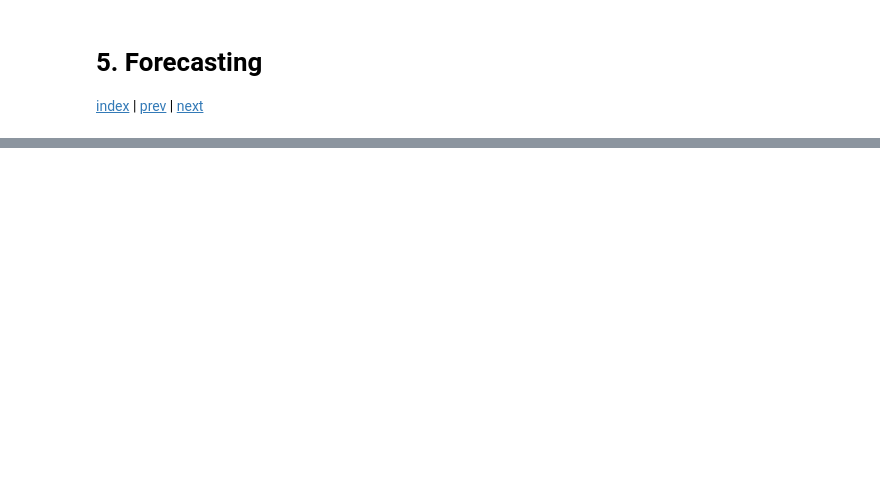
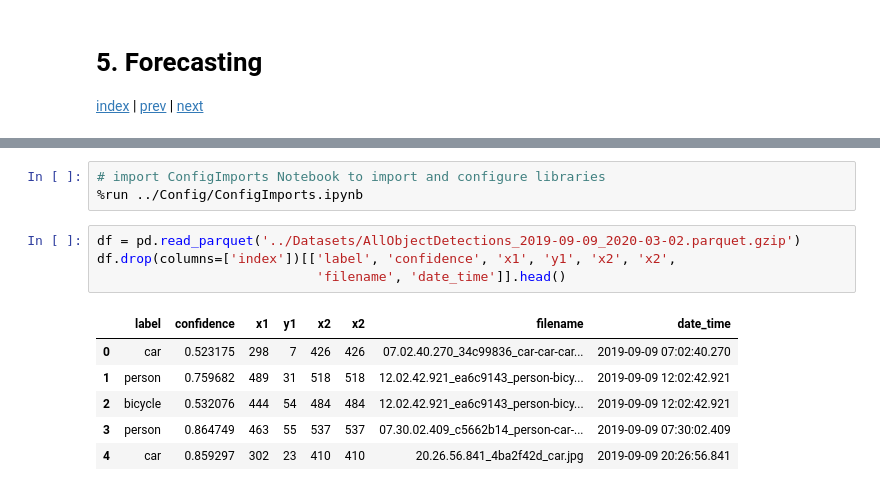
Before and after one commit to Alchemication/cvdl-for-home, a Jupyter notebook: Chapters/05.Forecasting.ipynb, the cells around one changed output, grey strips where cells are left out. Cells and saved outputs as stored; diff of their text form; blank space fills up the shorter version.

```diff
--- a/Chapters/05.Forecasting.ipynb
+++ b/Chapters/05.Forecasting.ipynb
@@ -18,0 +49,14 @@ This Notebook dives into the detail of the steps taken to generate such a foreca
+# %%
+# import ConfigImports Notebook to import and configure libraries
+%run ../Config/ConfigImports.ipynb
+# %%
+df = pd.read_parquet('../Datasets/AllObjectDetections_2019-09-09_2020-03-02.parquet.gzip')
+df.drop(columns=['index'])[['label', 'confidence', 'x1', 'y1', 'x2', 'x2',
+                            'filename', 'date_time']].head()
+# %% [output]
+|  | label | confidence | x1 | y1 | x2 | x2 | filename | date_time |
+| 0 | car | 0.523175 | 298 | 7 | 426 | 426 | 07.02.40.270_34c99836_car-car-car... | 2019-09-09 07:02:40.270 |
+| 1 | person | 0.759682 | 489 | 31 | 518 | 518 | 12.02.42.921_ea6c9143_person-bicy... | 2019-09-09 12:02:42.921 |
+| 2 | bicycle | 0.532076 | 444 | 54 | 484 | 484 | 12.02.42.921_ea6c9143_person-bicy... | 2019-09-09 12:02:42.921 |
+| 3 | person | 0.864749 | 463 | 55 | 537 | 537 | 07.30.02.409_c5662b14_person-car-... | 2019-09-09 07:30:02.409 |
+| 4 | car | 0.859297 | 302 | 23 | 410 | 410 | 20.26.56.841_4ba2f42d_car.jpg | 2019-09-09 20:26:56.841 |
```
Also changed, not shown: parts of 32 cells of this notebook, 7 other files.
